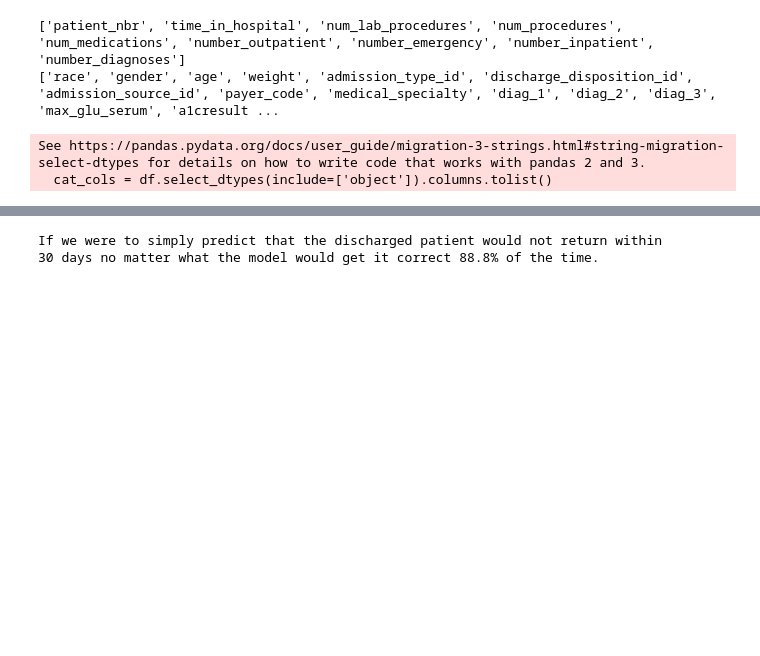
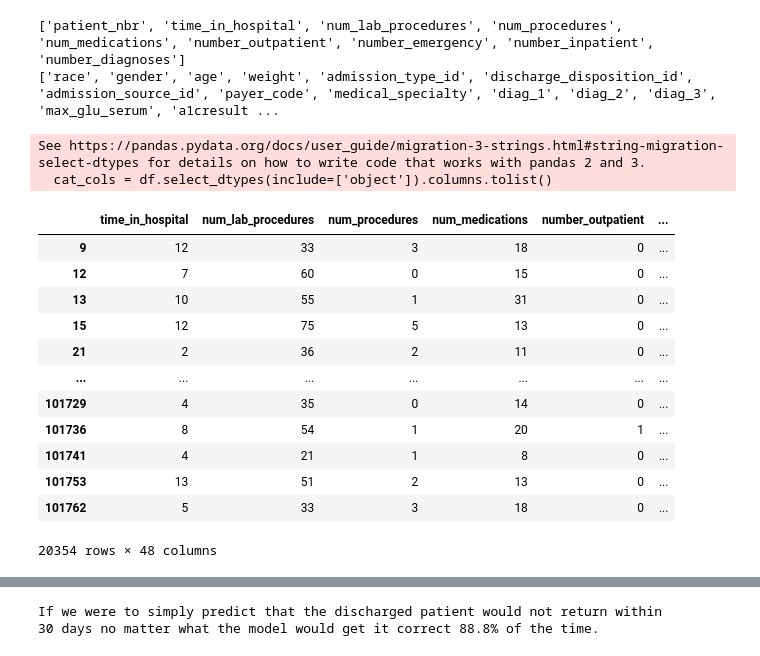
Before and after one commit to Erdos-Projects/fall-2026-hospital-readmission-for-diabetes, a Jupyter notebook: models/modeling_baselines.ipynb, the cells around one changed output, grey strips where cells are left out. Drawn from its saved outputs; the diff is of its cells as text; code cells hidden in the pictures; blank space fills up the shorter version.

```diff
--- a/models/modeling_baselines.ipynb
+++ b/models/modeling_baselines.ipynb
@@ -194,13 +194,30 @@ yt, yv = y.iloc[train_idx], y.iloc[test_idx]
 # %%
 # We will save the train / test split here and use it for the modeling experiments
 
 train = Xt.copy()
 train["target"] = yt
 train.to_csv("../data/cleaned_data/train.csv",index=False)
 
 test = Xv.copy()
 test["target"] = yv
 test.to_csv("../data/cleaned_data/test.csv",index=False)
+
+train.drop(columns=['patient_nbr'])
+test.drop(columns=['patient_nbr'])
+# %% [output]
+|  | time_in_hospital | num_lab_procedures | num_procedures | num_medications | number_outpatient | ... |
+| 9 | 12 | 33 | 3 | 18 | 0 | ... |
+| 12 | 7 | 60 | 0 | 15 | 0 | ... |
+| 13 | 10 | 55 | 1 | 31 | 0 | ... |
+| 15 | 12 | 75 | 5 | 13 | 0 | ... |
+| 21 | 2 | 36 | 2 | 11 | 0 | ... |
+| ... | ... | ... | ... | ... | ... | ... |
+| 101729 | 4 | 35 | 0 | 14 | 0 | ... |
+| 101736 | 8 | 54 | 1 | 20 | 1 | ... |
+| 101741 | 4 | 21 | 1 | 8 | 0 | ... |
+| 101753 | 13 | 51 | 2 | 13 | 0 | ... |
+| 101762 | 5 | 33 | 3 | 18 | 0 | ... |
+20354 rows × 48 columns
 # %%
 # We will make a Pipeline for the Baseline Model with a Preprocessing Step and a Logistic Regression Model.
 # The preprocessing should only be done using the training data.
```
Also changed, not shown: parts of 1 cell of this notebook.
